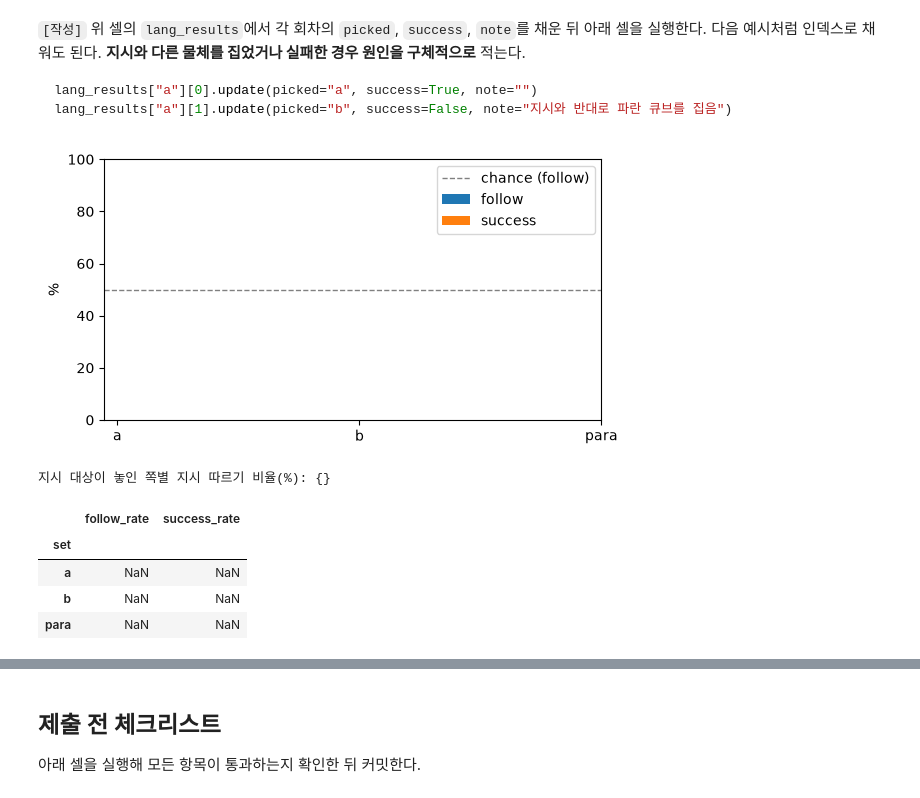
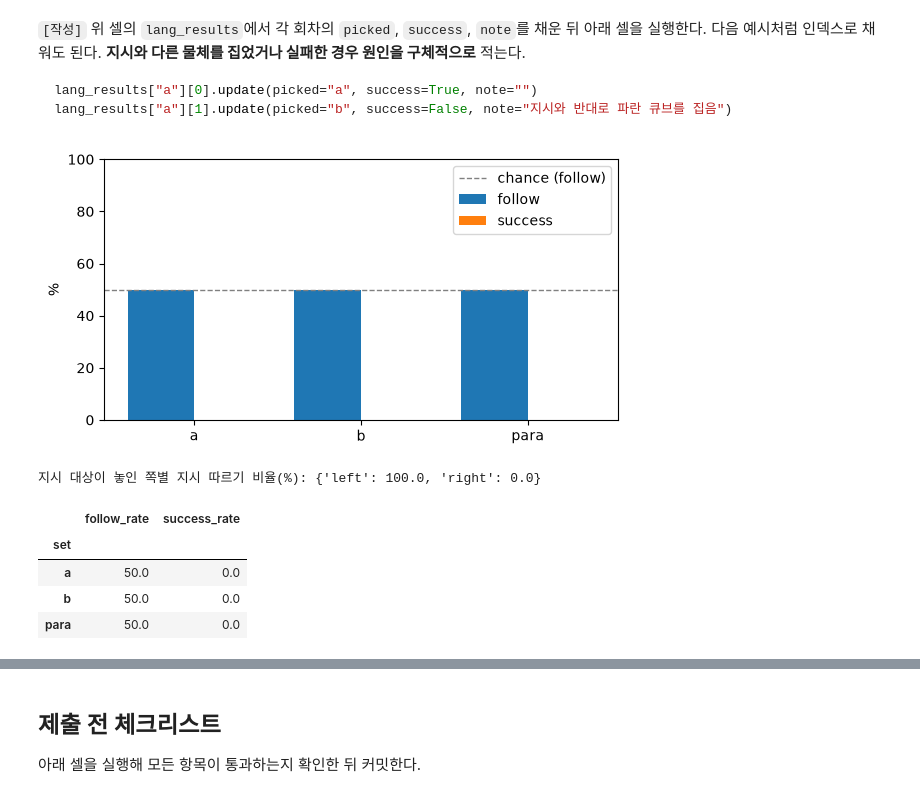
Before and after one commit to hguniv-jhd0313/robot_ai, a Jupyter notebook: assignment_5.ipynb, the cells around one changed output, grey strips where cells are left out. Drawn from its saved outputs; the diff is of its cells as text; code cells hidden in the pictures.

````diff
--- a/assignment_5.ipynb
+++ b/assignment_5.ipynb
@@ -52,7 +52,7 @@ LABELS = {"act": f"ACT (chunk{ACT_CHUNK_SIZE})", "dp": "Diffusion", "smolvla": "
 EVAL_DATASETS = {
     "act":     f"{HF_USER}/rollout_act_move-box_chunk{ACT_CHUNK_SIZE}_20261120_175409",   # 과제 4 평가 재사용
     "dp":      f"{HF_USER}/rollout_diffusion_move-box_20261120_174218",   # 과제 4 평가 재사용 (DDPM)
-    "smolvla": f"{HF_USER}/rollout_smolvla_move-box_YYYYMMDD_HHMMSS",
+    "smolvla": f"{HF_USER}/rollout_smolvla_move-box_20261127_004133",
 }
 
 # ---- 언어 지시 평가 ----
@@ -68,9 +68,9 @@ PARAPHRASES = {                                        # [작성] 학습에 쓰
     "b": "Pick up the black block.",
 }
 LANG_EVAL_DATASETS = {   # Hub에 실제로 올라간 이름 (rollout_로 시작, 끝에 녹화 시각)
-    "a":    f"{HF_USER}/rollout_smolvla_lang_a_YYYYMMDD_HHMMSS",
-    "b":    f"{HF_USER}/rollout_smolvla_lang_b_YYYYMMDD_HHMMSS",
-    "para": f"{HF_USER}/rollout_smolvla_lang_para_YYYYMMDD_HHMMSS",
+    "a":    f"{HF_USER}/rollout_smolvla_lang_a_20261127_005244",
+    "b":    f"{HF_USER}/rollout_smolvla_lang_b_20261127_010227",
+    "para": f"{HF_USER}/rollout_smolvla_lang_para_20261127_011147",
 }
 WANDB_URL = "https://forge.coreweave.com/wandb/hgjhd0313-koreatech/lerobot?nw=nwuserhgjhd0313"   # 사용하지 않았다면 빈 문자열
 
@@ -550,35 +579,48 @@ lang_results["a"][0].update(picked="a", success=True, note="")
 lang_results["a"][1].update(picked="b", success=False, note="지시와 반대로 파란 큐브를 집음")
 ```
 # %%
-# [작성] 여기에 결과를 채운다
+# 관찰: 세 세트 30회 모두 지시문·물체 배치와 관계없이 항상 왼쪽 물체 쪽으로 갔고, 잡거나 옮기지 못했다 (전부 실패).
+# 녹화 데이터에서도 30회 모두 베이스 회전(shoulder_pan)이 같은 방향(음수)으로 끝났다.
+# 따라서 picked = 왼쪽에 놓인 물체: 짝수 회차(지시 대상이 왼쪽) = 지시 대상, 홀수 회차 = 다른 물체
+for key, rows in lang_results.items():
+    for r in rows:
+        other = "b" if r["target"] == "a" else "a"
+        left = r["target"] if r["target_side"] == "left" else other
+        verb = "옮기지" if r["target"] == "a" else "집지"
+        if left == r["target"]:
+            note = f"지시 대상({OBJECTS[left]})이 왼쪽이라 그쪽으로 갔지만 {verb} 못함. 다른 회차처럼 위치(왼쪽)만 보고 간 것으로 보임"
+        else:
+            note = f"지시와 반대로 왼쪽의 {OBJECTS[left]} 쪽으로 감. 지시문과 관계없이 항상 왼쪽으로 감"
+        r.update(picked=left, success=False, note=note)
+lang_results["b"][5]["note"] += " (이 회차는 ←로 한 번 폐기 후 다시 녹화)"
 
 lang_df = pd.concat([pd.DataFrame(v).assign(set=k) for k, v in lang_results.items()], ignore_index=True)
 filled = lang_df["picked"].notna()
 lang_df["followed"] = (lang_df["picked"] == lang_df["target"]).where(filled)
 lang_summary = (lang_df.assign(success=lang_df["success"].astype(float), followed=lang_df["followed"].astype(float))
                 .groupby("set", sort=False)
                 .agg(follow_rate=("followed", "mean"), success_rate=("success", "mean")) * 100).round(0)
 side = (lang_df[filled].assign(followed=lang_df["followed"].astype(float))
         .groupby("target_side")["followed"].mean() * 100).round(0)
 
 fig, ax = plt.subplots(figsize=(6, 3.2))
 x = range(len(lang_summary))
 ax.bar([i - 0.2 for i in x], lang_summary["follow_rate"], width=0.4, label="follow")
 ax.bar([i + 0.2 for i in x], lang_summary["success_rate"], width=0.4, label="success")
 ax.axhline(50, color="gray", ls="--", lw=1, label="chance (follow)")
 ax.set_xticks(list(x)); ax.set_xticklabels(lang_summary.index); ax.set_ylim(0, 100)
 ax.set_ylabel("%"); ax.legend(); plt.tight_layout(); plt.show()
 
 print("지시 대상이 놓인 쪽별 지시 따르기 비율(%):", side.to_dict())
 lang_summary
 # %% [output]
-[figure, old version]
+[figure, new version]
-지시 대상이 놓인 쪽별 지시 따르기 비율(%): {}
+지시 대상이 놓인 쪽별 지시 따르기 비율(%): {'left': 100.0, 'right': 0.0}
 |  | follow_rate | success_rate |
 | set |  |  |
-| a | NaN | NaN |
-| b | NaN | NaN |
-| para | NaN | NaN |
+| a | 50.0 | 0.0 |
+| b | 50.0 | 0.0 |
+| para | 50.0 | 0.0 |
 # %% [markdown]
 ### 4-3. 평가 영상
 `[작성]` 웹 뷰어(https://huggingface.co/spaces/lerobot/visualize_dataset)에 평가 데이터셋 repo_id를 넣어 재생되는지 확인한다.
````
Also changed, not shown: parts of 10 cells of this notebook.
